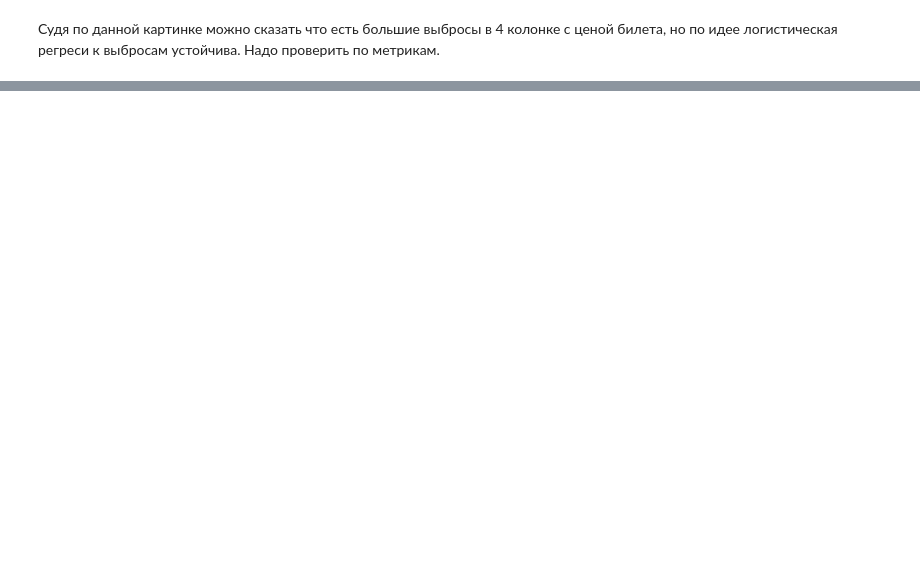
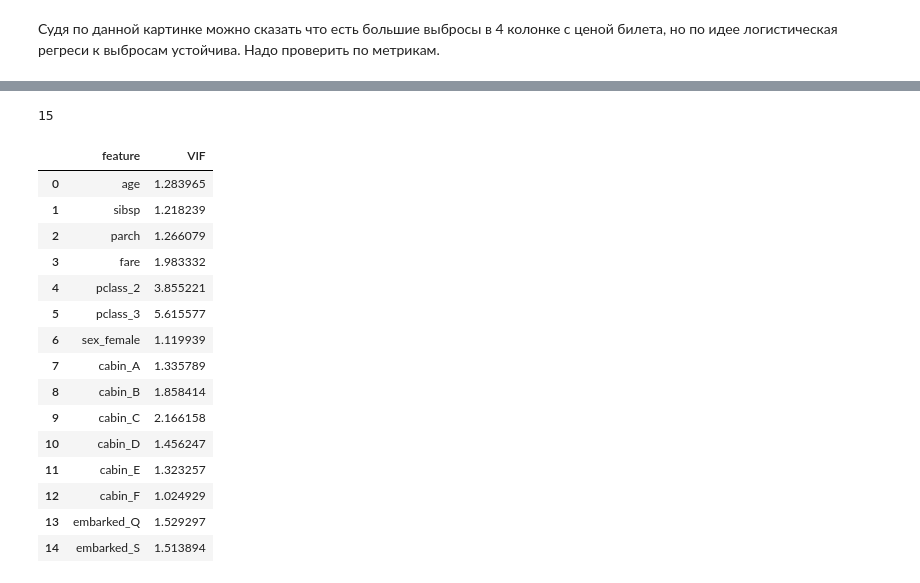
Before and after one commit to NikitaGordievich/LogisticRegression, a Jupyter notebook: dataanalization.ipynb, the cells around one changed output, grey strips where cells are left out. Drawn from its saved outputs; the diff is of its cells as text; code cells hidden in the pictures; blank space fills up the shorter version.

```diff
--- a/dataanalization.ipynb
+++ b/dataanalization.ipynb
@@ -170,0 +212,8 @@ plt.show()
+# %%
+with open('value_counts.txt','w') as f:
+    for i in data_train.columns[4:]:
+        f.write(f'------------\n{i} {data_train[i].value_counts()}')
+# %%
+data_train=data_train.drop(['embarked_C','cabin_U','sex_male','pclass_1'],axis=1)
+data_val=data_val.drop(['embarked_C','cabin_U','sex_male','pclass_1'],axis=1)
+print('len columns:',len(data_train.columns))
@@ -170,0 +235,24 @@ plt.show()
+# %%
+vif=pd.DataFrame()
+vif['feature']=data_train.columns
+print(data_train.shape[1])
+vif['VIF']=[variance_inflation_factor(data_train.values,i) for i in range(data_train.shape[1])]
+vif
+# %% [output]
+15
+|  | feature | VIF |
+| 0 | age | 1.283965 |
+| 1 | sibsp | 1.218239 |
+| 2 | parch | 1.266079 |
+| 3 | fare | 1.983332 |
+| 4 | pclass_2 | 3.855221 |
+| 5 | pclass_3 | 5.615577 |
+| 6 | sex_female | 1.119939 |
+| 7 | cabin_A | 1.335789 |
+| 8 | cabin_B | 1.858414 |
+| 9 | cabin_C | 2.166158 |
+| 10 | cabin_D | 1.456247 |
+| 11 | cabin_E | 1.323257 |
+| 12 | cabin_F | 1.024929 |
+| 13 | embarked_Q | 1.529297 |
+| 14 | embarked_S | 1.513894 |
```
Also changed, not shown: parts of 11 cells of this notebook, 4 other files.
